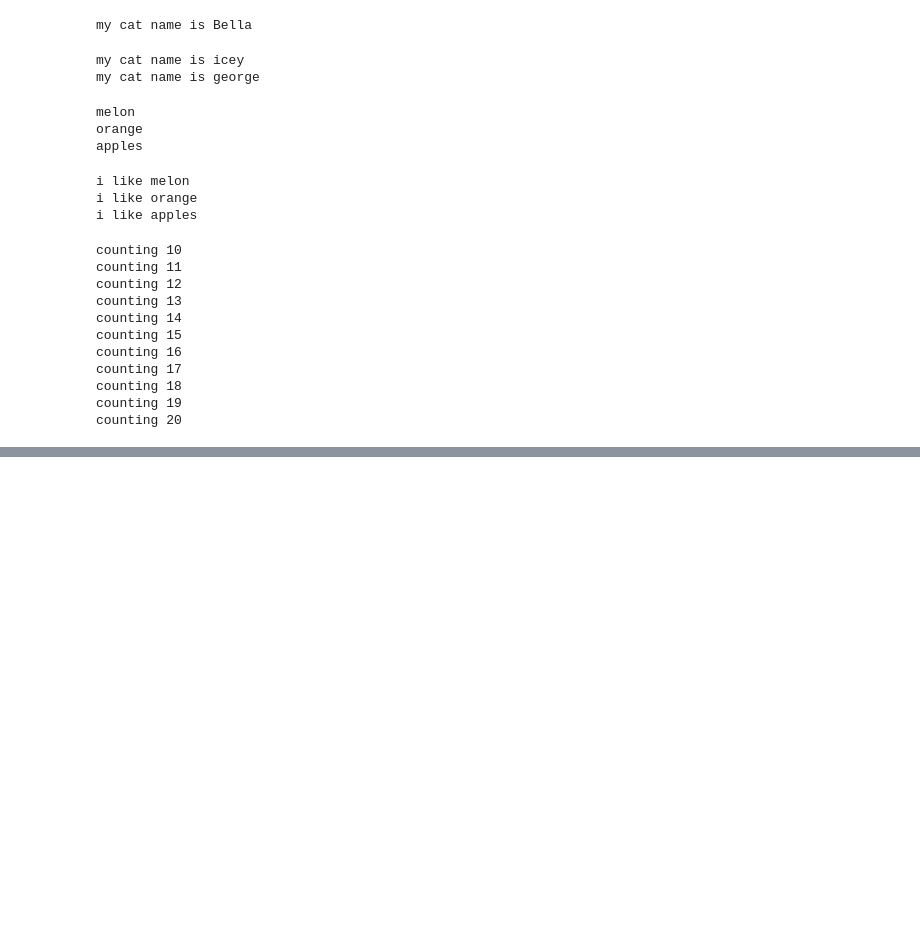
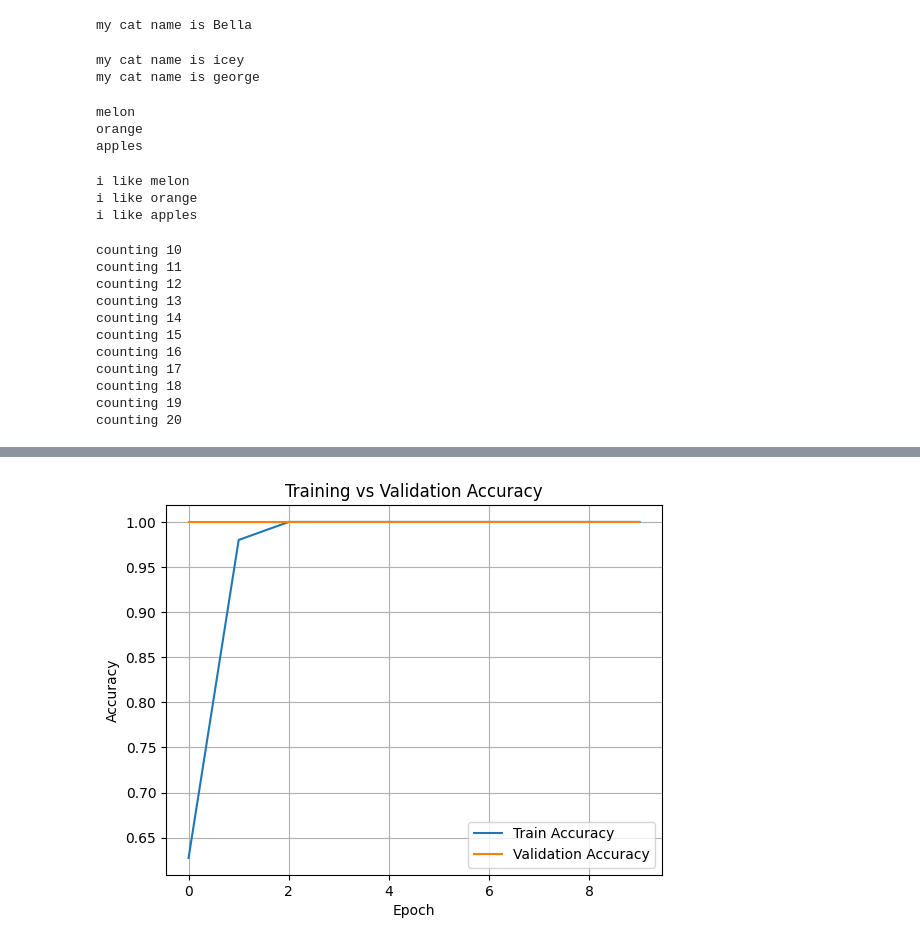
Before and after one commit to Hadiarafay123/Hadiarafay123, a Jupyter notebook: practise.ipynb, the cells around one changed output, grey strips where cells are left out. Saved outputs shown, nothing was run; the diff lists cells and outputs as text; code cells hidden in the pictures; blank space fills up the shorter version.

```diff
--- a/practise.ipynb
+++ b/practise.ipynb
@@ -86,0 +375,91 @@ counting 20
+# %%
+# STEP 0: Install requirements and download emoji dataset
+!pip install tensorflow pillow matplotlib --quiet
+!wget https://github.com/hfg-gmuend/openmoji/releases/latest/download/openmoji-72x72-color.zip
+!unzip -q openmoji-72x72-color.zip -d openmoji_png
+
+# STEP 1: Prepare dataset
+import os
+import shutil
+import numpy as np
+from PIL import Image
+from sklearn.model_selection import train_test_split
+
+# Map emojis to their codepoints
+emoji_map = {
+    "😊": "1F60A",  # smiling face
+    "😢": "1F622",  # crying face
+    "😡": "1F621",  # pouting face
+    "😱": "1F631",  # screaming in fear
+    "😂": "1F602",  # tears of joy
+}
+
+# Create dataset folders and copy images
+dataset_dir = "emoji_dataset"
+os.makedirs(dataset_dir, exist_ok=True)
+
+for idx, (emoji, code) in enumerate(emoji_map.items()):
+    src = os.path.join("openmoji_png", f"{code}.png")
+    dst_dir = os.path.join(dataset_dir, str(idx))
+    os.makedirs(dst_dir, exist_ok=True)
+    for i in range(100):  # Duplicate image for training
+        dst = os.path.join(dst_dir, f"{idx}_{i}.png")
+        shutil.copy(src, dst)
+
+# STEP 2: Load dataset into arrays
+image_size = (64, 64)
+X, y = [], []
+
+for label in os.listdir(dataset_dir):
+    folder = os.path.join(dataset_dir, label)
+    for file in os.listdir(folder):
+        path = os.path.join(folder, file)
+        img = Image.open(path).convert("RGB").resize(image_size)
+        X.append(np.array(img) / 255.0)
+        y.append(int(label))
+
+X = np.array(X)
+y = np.array(y)
+
+# Split dataset
+X_train, X_test, y_train, y_test = train_test_split(
+    X, y, test_size=0.2, random_state=42
+)
+
+# STEP 3: Build and train CNN model
+import tensorflow as tf
+from tensorflow.keras import layers, models
+
+model = models.Sequential([
+    layers.Conv2D(32, (3, 3), activation='relu', input_shape=(64, 64, 3)),
+    layers.MaxPooling2D(2, 2),
+    layers.Conv2D(64, (3, 3), activation='relu'),
+    layers.MaxPooling2D(2, 2),
+    layers.Flatten(),
+    layers.Dense(64, activation='relu'),
+    layers.Dense(len(emoji_map), activation='softmax')
+])
+
+model.compile(optimizer='adam',
+              loss='sparse_categorical_crossentropy',
+              metrics=['accuracy'])
+
+# Train model
+history = model.fit(X_train, y_train, epochs=10, validation_data=(X_test, y_test))
+
+# STEP 4: Evaluate the model
+loss, acc = model.evaluate(X_test, y_test)
+print(f"✅ Test Accuracy: {acc:.2%}")
+
+# STEP 5: Plot training history
+import matplotlib.pyplot as plt
+
+plt.plot(history.history['accuracy'], label='Train Accuracy')
+plt.plot(history.history['val_accuracy'], label='Validation Accuracy')
+plt.xlabel('Epoch')
+plt.ylabel('Accuracy')
+plt.title('Training vs Validation Accuracy')
+plt.legend()
+plt.grid(True)
+plt.show()
+# %% [output]
@@ -86,0 +502 @@ counting 20
+[figure, added]
```
Also changed, not shown: parts of 24 cells of this notebook.
